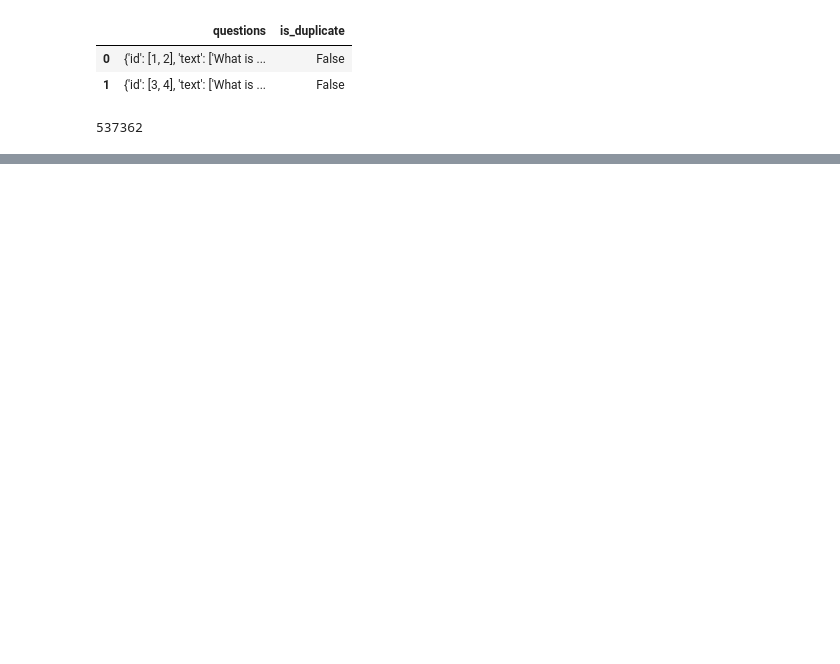
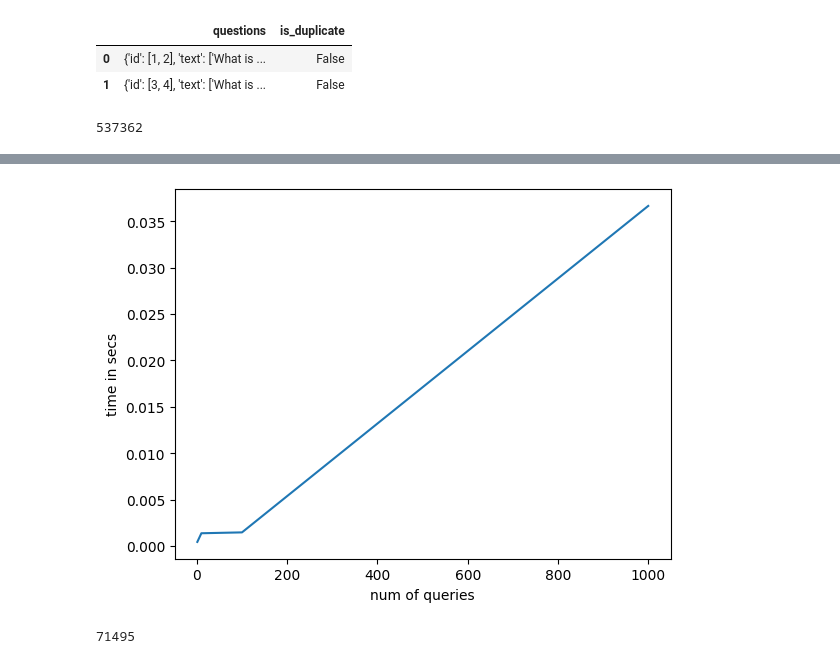
Before and after one commit to arun477/deep_learning_portal, a Jupyter notebook: nbs/07_35_intro_to_sentence_embedding.ipynb, the cells around one changed output, grey strips where cells are left out. Cells and saved outputs as stored; diff of their text form; code cells hidden in the pictures; blank space fills up the shorter version.

Commit message:
hacking embedding

```diff
--- a/nbs/07_35_intro_to_sentence_embedding.ipynb
+++ b/nbs/07_35_intro_to_sentence_embedding.ipynb
@@ -388,0 +391,4 @@ Results (after 1.788 seconds):
+# %%
+questions_to_embed = 10
+short_corpus_questions = corpus_questions[:questions_to_embed]
+short_corpus_questions
@@ -388,0 +406,10 @@ Results (after 1.788 seconds):
+# %%
+model = SentenceTransformer("quora-distilbert-multilingual")
+embeddings = model.encode(short_corpus_questions, convert_to_tensor=True)
+
+start_time = time.time()
+distances = util.pytorch_cos_sim(embeddings, embeddings)
+end_time = time.time()
+
+print("Results (after {:.3f} seconds):".format(end_time - start_time))
+distances
@@ -388,0 +438,15 @@ Results (after 1.788 seconds):
+# %%
+def compute_embeddings_slow(questions, n=10):
+    embeddings = model.encode(
+        questions[:n], show_progress_bar=True, convert_to_tensor=True
+    )
+
+    start_time = time.time()
+    distances = util.pytorch_cos_sim(embeddings, embeddings)
+    end_time = time.time()
+
+    return distances, end_time - start_time
+
+
+_, s = compute_embeddings_slow(corpus_questions, 1000)
+print("Results (after {:.3f} seconds):".format(s))
@@ -388,0 +455,12 @@ Results (after 1.788 seconds):
+# %%
+n_queries = [1, 10, 100, 1000]
+times = []
+for n in n_queries:
+  _, s = compute_embeddings_slow(corpus_questions, n)
+  times.append(s),
+# %%
+plt.plot(n_queries,times);
+plt.xlabel('num of queries')
+plt.ylabel('time in secs');
+# %% [output]
+[figure, added]
@@ -388,0 +473,4 @@ Results (after 1.788 seconds):
+# %%
+len(paraphrases)
+# %% [output]
+71495
```
Also changed, not shown: parts of 12 cells of this notebook.
